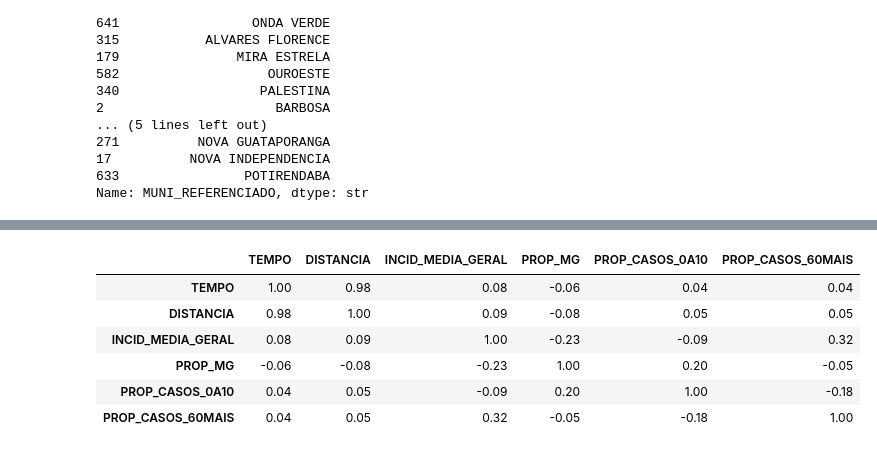
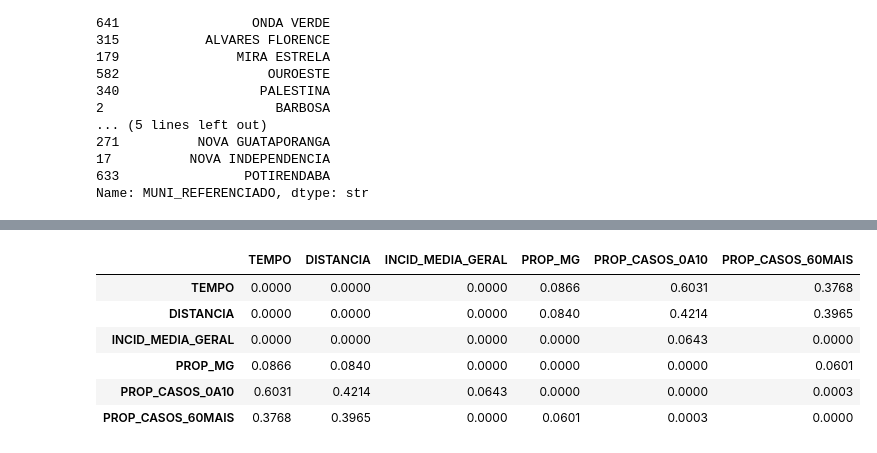
Before and after one commit to lucascgmermano/escorpiao_pesa, a Jupyter notebook: 09-exploratoria-01.ipynb, the cells around one changed output, grey strips where cells are left out. Saved outputs shown, nothing was run; the diff lists cells and outputs as text; code cells hidden in the pictures.

```diff
--- a/09-exploratoria-01.ipynb
+++ b/09-exploratoria-01.ipynb
@@ -343,20 +348,30 @@ Name: MUNI_REFERENCIADO, dtype: str
 # %%
-# Correlação 2
-cols = [
+# Valores de p das correlações
+
+from scipy.stats import spearmanr
+import pandas as pd
+
+vars_corr = [
     'TEMPO',
     'DISTANCIA',
     'INCID_MEDIA_GERAL',
     'PROP_MG',
     'PROP_CASOS_0A10',
     'PROP_CASOS_60MAIS'
 ]
 
-df[cols].corr().round(2)
+pval = pd.DataFrame(index=vars_corr, columns=vars_corr)
+
+for i in vars_corr:
+    for j in vars_corr:
+        pval.loc[i,j] = spearmanr(df[i], df[j], nan_policy='omit').pvalue
+
+display(pval.astype(float).round(4))
 # %% [output]
 |  | TEMPO | DISTANCIA | INCID_MEDIA_GERAL | PROP_MG | PROP_CASOS_0A10 | PROP_CASOS_60MAIS |
-| TEMPO | 1.00 | 0.98 | 0.08 | -0.06 | 0.04 | 0.04 |
-| DISTANCIA | 0.98 | 1.00 | 0.09 | -0.08 | 0.05 | 0.05 |
-| INCID_MEDIA_GERAL | 0.08 | 0.09 | 1.00 | -0.23 | -0.09 | 0.32 |
-| PROP_MG | -0.06 | -0.08 | -0.23 | 1.00 | 0.20 | -0.05 |
-| PROP_CASOS_0A10 | 0.04 | 0.05 | -0.09 | 0.20 | 1.00 | -0.18 |
-| PROP_CASOS_60MAIS | 0.04 | 0.05 | 0.32 | -0.05 | -0.18 | 1.00 |
+| TEMPO | 0.0000 | 0.0000 | 0.0000 | 0.0866 | 0.6031 | 0.3768 |
+| DISTANCIA | 0.0000 | 0.0000 | 0.0000 | 0.0840 | 0.4214 | 0.3965 |
+| INCID_MEDIA_GERAL | 0.0000 | 0.0000 | 0.0000 | 0.0000 | 0.0643 | 0.0000 |
+| PROP_MG | 0.0866 | 0.0840 | 0.0000 | 0.0000 | 0.0000 | 0.0601 |
+| PROP_CASOS_0A10 | 0.6031 | 0.4214 | 0.0643 | 0.0000 | 0.0000 | 0.0003 |
+| PROP_CASOS_60MAIS | 0.3768 | 0.3965 | 0.0000 | 0.0601 | 0.0003 | 0.0000 |
```
Also changed, not shown: parts of 33 cells of this notebook, 2 other files.
